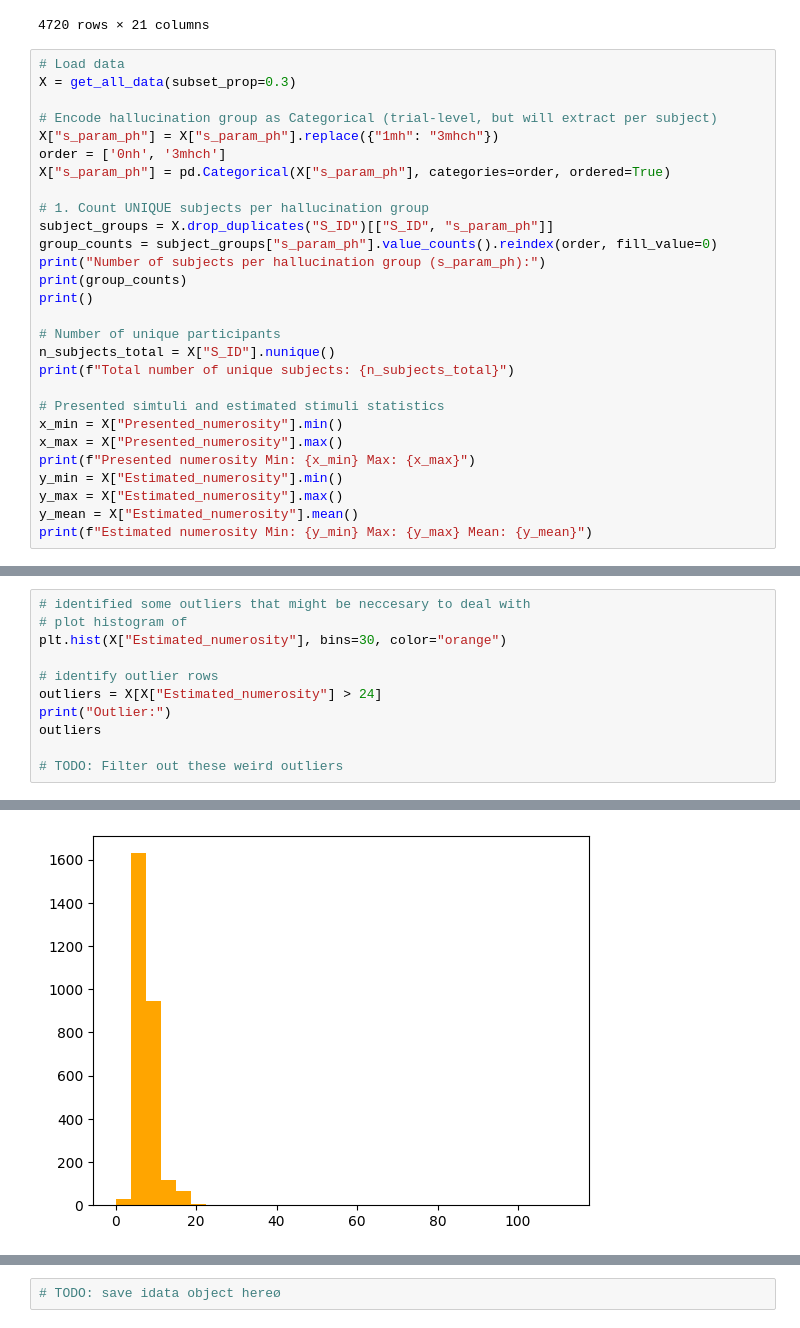
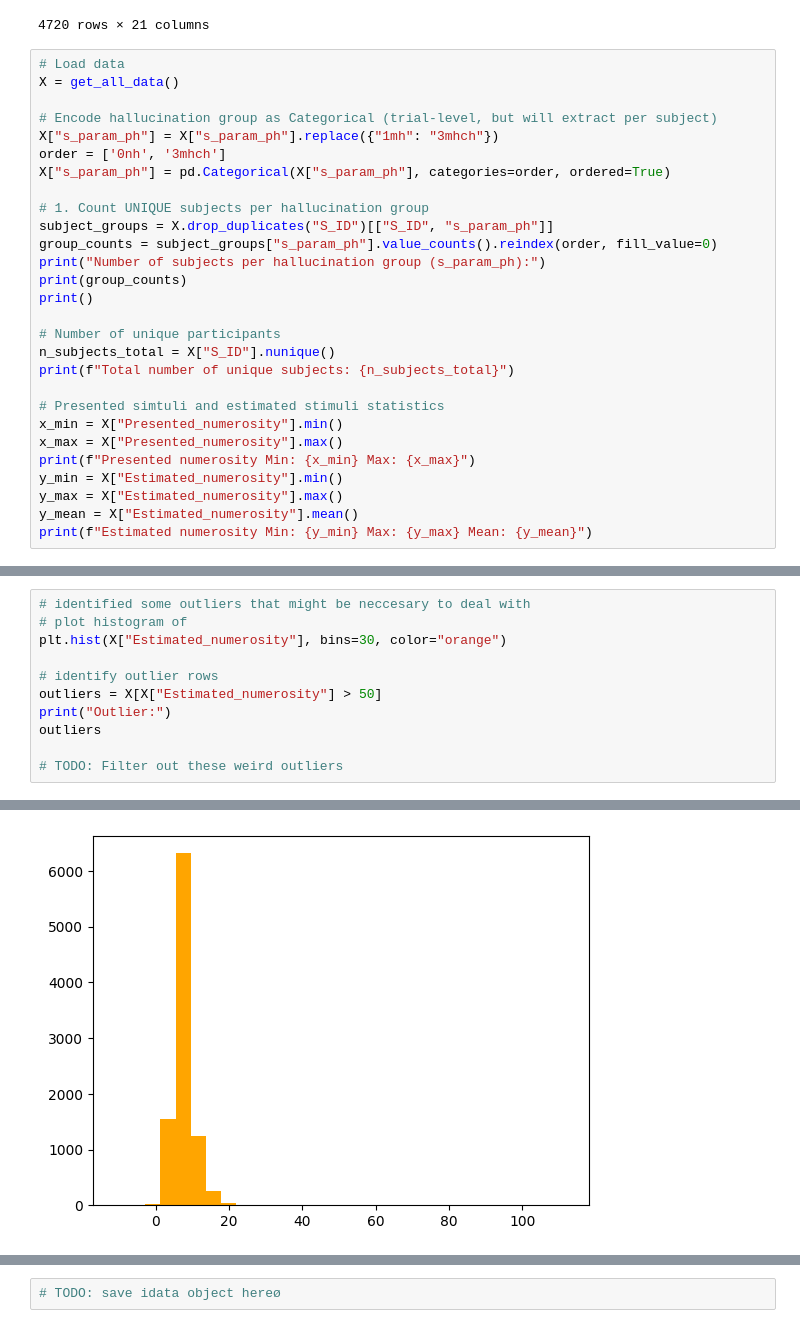
Before and after one commit to ElisiusKLP/NumEst-PD, a Jupyter notebook: notebooks/fit_model_hir2.ipynb, the cells around one changed output, grey strips where cells are left out. Cells and saved outputs as stored; diff of their text form.

```diff
--- a/notebooks/fit_model_hir2.ipynb
+++ b/notebooks/fit_model_hir2.ipynb
@@ -94,7 +94,7 @@ unpacked list
 4720 rows × 21 columns
 # %%
 # Load data
-X = get_all_data(subset_prop=0.3)
+X = get_all_data()
 
 # Encode hallucination group as Categorical (trial-level, but will extract per subject)
 X["s_param_ph"] = X["s_param_ph"].replace({"1mh": "3mhch"})
@@ -138,7 +138,7 @@ Estimated numerosity Min: 0 Max: 112 Mean: 7.586785714285714
 plt.hist(X["Estimated_numerosity"], bins=30, color="orange")
 
 # identify outlier rows
-outliers = X[X["Estimated_numerosity"] > 24]
+outliers = X[X["Estimated_numerosity"] > 50]
 print("Outlier:")
 outliers
 
@@ -154 +157 @@ Outlier:
-[figure, old version]
+[figure, new version]
```
Also changed, not shown: parts of 23 cells of this notebook, 8 other files.
